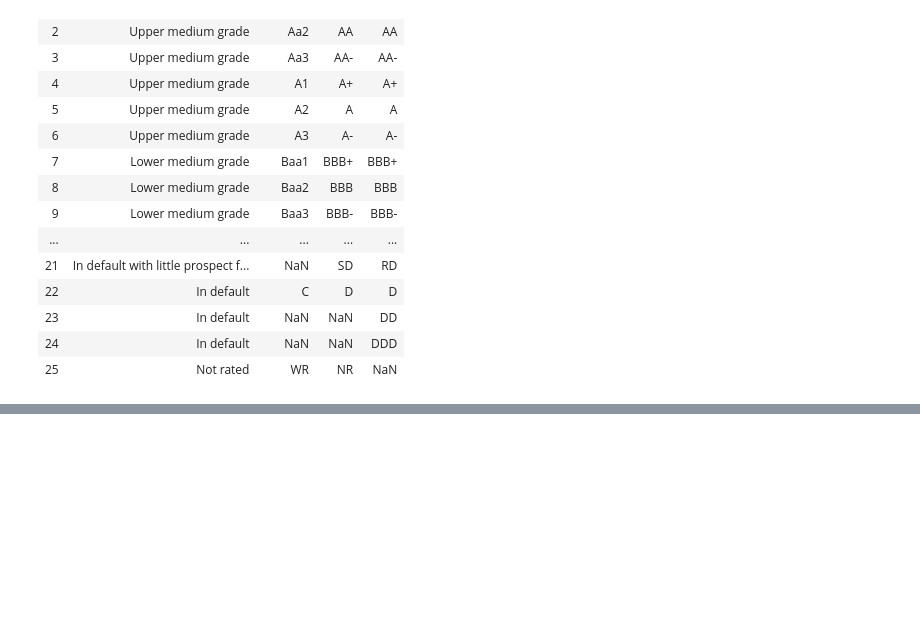
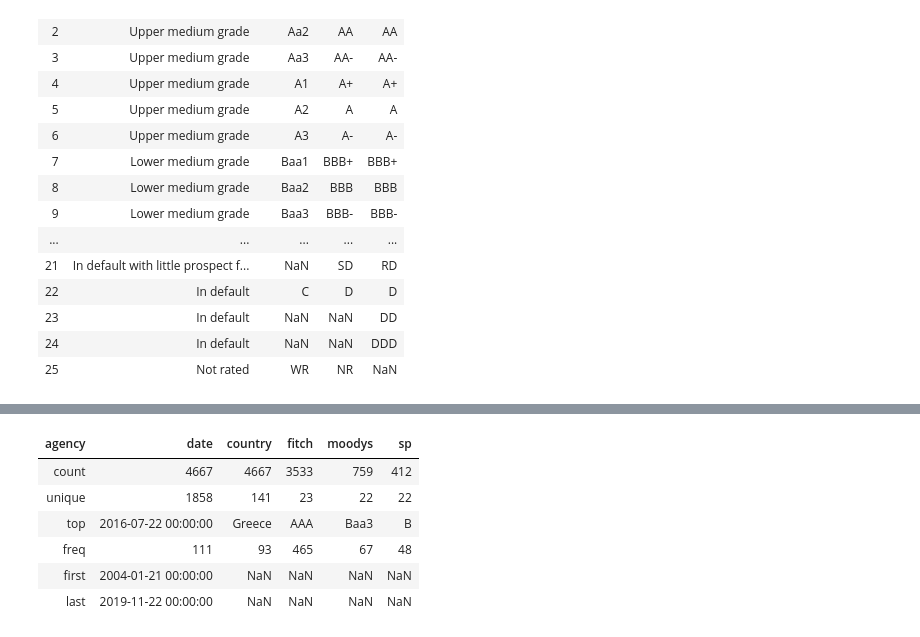
Before and after one commit to feraguilari/WorldBank_Capstone, a Jupyter notebook: country_ratings_EDA.ipynb, the cells around one changed output, grey strips where cells are left out. Cells and saved outputs as stored; diff of their text form; code cells hidden in the pictures; blank space fills up the shorter version.

```diff
--- a/country_ratings_EDA.ipynb
+++ b/country_ratings_EDA.ipynb
@@ -65,0 +110,10 @@ fitch_ratings = list(valid_ratings.Fitch.dropna())
+# %%
+pivot_ratings.describe()
+# %% [output]
+| agency | date | country | fitch | moodys | sp |
+| count | 4667 | 4667 | 3533 | 759 | 412 |
+| unique | 1858 | 141 | 23 | 22 | 22 |
+| top | 2016-07-22 00:00:00 | Greece | AAA | Baa3 | B |
+| freq | 111 | 93 | 465 | 67 | 48 |
+| first | 2004-01-21 00:00:00 | NaN | NaN | NaN | NaN |
+| last | 2019-11-22 00:00:00 | NaN | NaN | NaN | NaN |
```
Also changed, not shown: parts of 11 cells of this notebook, 1 other file.
